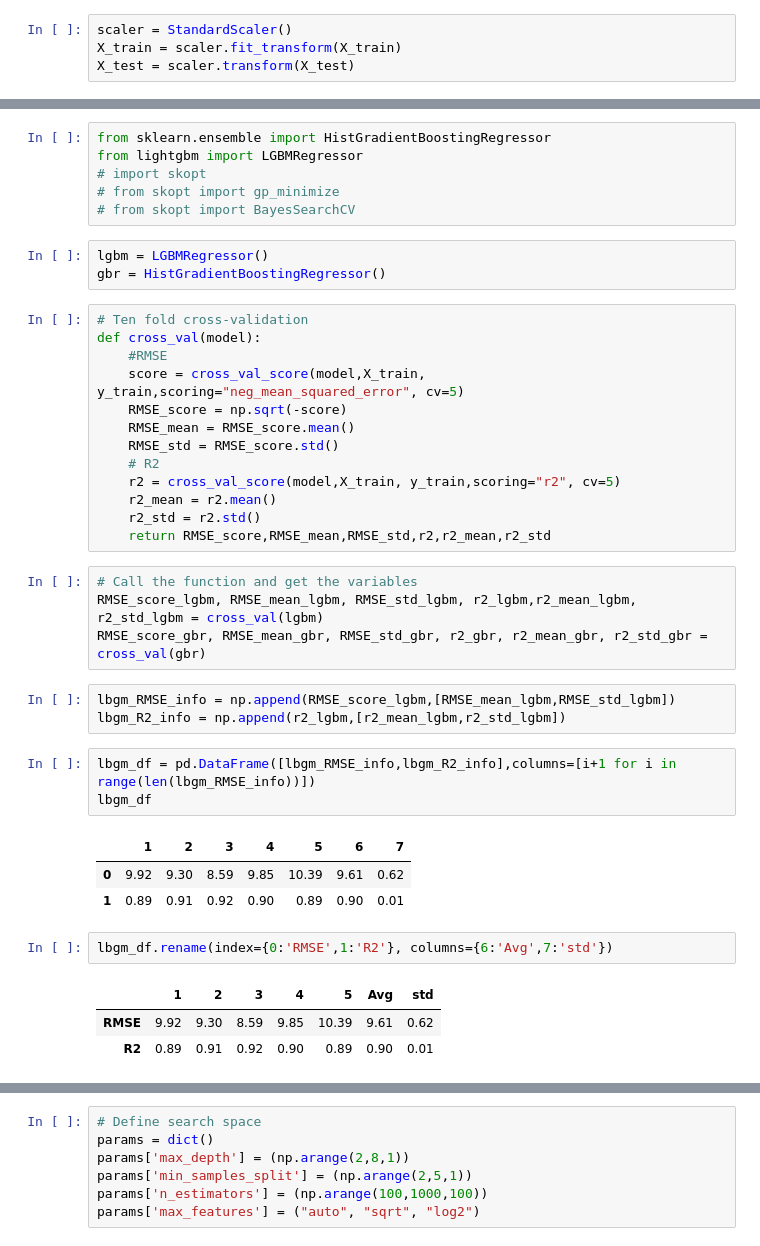
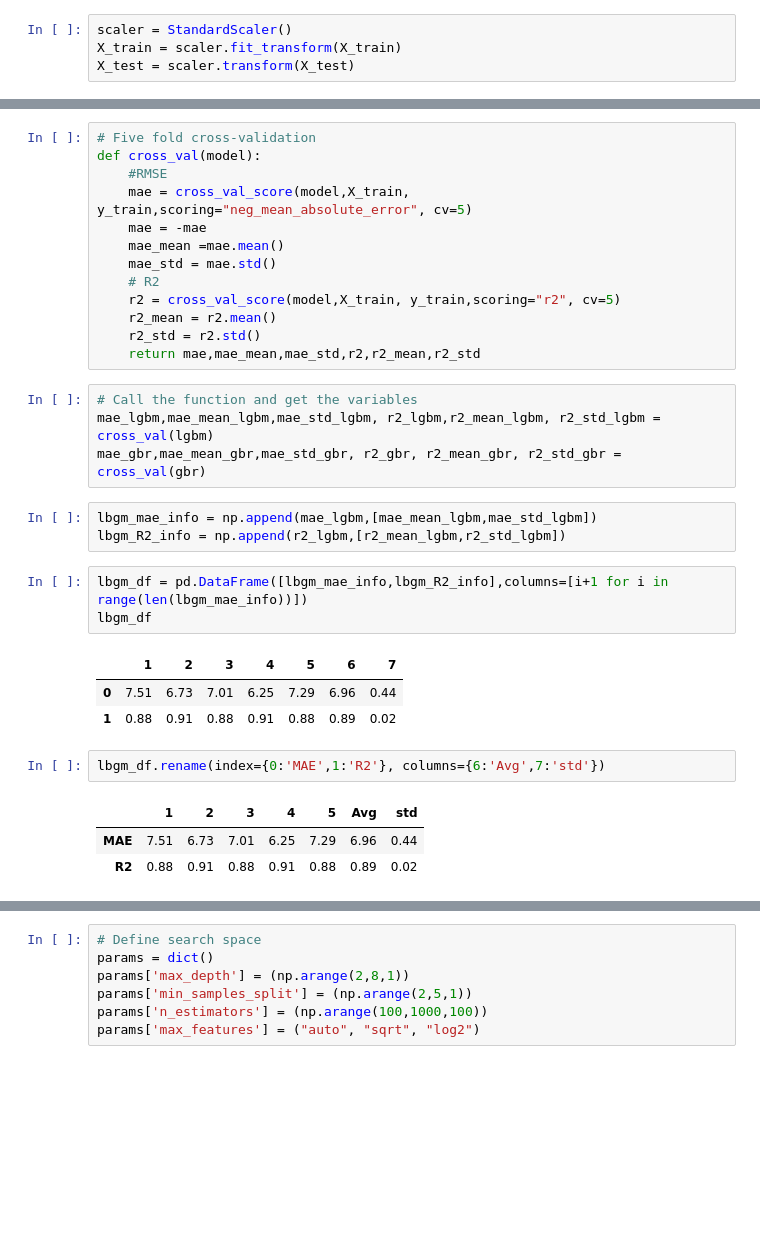
Before and after one commit to gashawmg/RDKit-descriptors-for-HOMO-LUMO-energy-gap-prediction, a Jupyter notebook: HOMO-LUMO Energy Gap Prediction using Molecular descriptors.ipynb, the cells around one changed output, grey strips where cells are left out. Drawn from its saved outputs; the diff is of its cells as text; blank space fills up the shorter version.

```diff
--- a/HOMO-LUMO Energy Gap Prediction using Molecular descriptors.ipynb
+++ b/HOMO-LUMO Energy Gap Prediction using Molecular descriptors.ipynb
@@ -289,43 +328,34 @@ prediction_tests[:3]
-# %%
-from sklearn.ensemble import HistGradientBoostingRegressor
-from lightgbm import LGBMRegressor
-# import skopt
-# from skopt import gp_minimize
-# from skopt import BayesSearchCV
-# %%
-lgbm = LGBMRegressor()
-gbr = HistGradientBoostingRegressor()
 # %%
-# Ten fold cross-validation
+# Five fold cross-validation
 def cross_val(model):
     #RMSE
-    score = cross_val_score(model,X_train, y_train,scoring="neg_mean_squared_error", cv=5)
-    RMSE_score = np.sqrt(-score)
-    RMSE_mean = RMSE_score.mean()
-    RMSE_std = RMSE_score.std()
+    mae = cross_val_score(model,X_train, y_train,scoring="neg_mean_absolute_error", cv=5)
+    mae = -mae
+    mae_mean =mae.mean()
+    mae_std = mae.std()
     # R2
     r2 = cross_val_score(model,X_train, y_train,scoring="r2", cv=5)
     r2_mean = r2.mean()
     r2_std = r2.std()
-    return RMSE_score,RMSE_mean,RMSE_std,r2,r2_mean,r2_std
+    return mae,mae_mean,mae_std,r2,r2_mean,r2_std
 # %%
 # Call the function and get the variables
-RMSE_score_lgbm, RMSE_mean_lgbm, RMSE_std_lgbm, r2_lgbm,r2_mean_lgbm, r2_std_lgbm = cross_val(lgbm)
-RMSE_score_gbr, RMSE_mean_gbr, RMSE_std_gbr, r2_gbr, r2_mean_gbr, r2_std_gbr = cross_val(gbr)
+mae_lgbm,mae_mean_lgbm,mae_std_lgbm, r2_lgbm,r2_mean_lgbm, r2_std_lgbm = cross_val(lgbm)
+mae_gbr,mae_mean_gbr,mae_std_gbr, r2_gbr, r2_mean_gbr, r2_std_gbr = cross_val(gbr)
 # %%
-lbgm_RMSE_info = np.append(RMSE_score_lgbm,[RMSE_mean_lgbm,RMSE_std_lgbm])
+lbgm_mae_info = np.append(mae_lgbm,[mae_mean_lgbm,mae_std_lgbm])
 lbgm_R2_info = np.append(r2_lgbm,[r2_mean_lgbm,r2_std_lgbm])
 # %%
-lbgm_df = pd.DataFrame([lbgm_RMSE_info,lbgm_R2_info],columns=[i+1 for i in range(len(lbgm_RMSE_info))])
+lbgm_df = pd.DataFrame([lbgm_mae_info,lbgm_R2_info],columns=[i+1 for i in range(len(lbgm_mae_info))])
 lbgm_df
 # %% [output]
 |  | 1 | 2 | 3 | 4 | 5 | 6 | 7 |
-| 0 | 9.92 | 9.30 | 8.59 | 9.85 | 10.39 | 9.61 | 0.62 |
-| 1 | 0.89 | 0.91 | 0.92 | 0.90 | 0.89 | 0.90 | 0.01 |
+| 0 | 7.51 | 6.73 | 7.01 | 6.25 | 7.29 | 6.96 | 0.44 |
+| 1 | 0.88 | 0.91 | 0.88 | 0.91 | 0.88 | 0.89 | 0.02 |
 # %%
-lbgm_df.rename(index={0:'RMSE',1:'R2'}, columns={6:'Avg',7:'std'})
+lbgm_df.rename(index={0:'MAE',1:'R2'}, columns={6:'Avg',7:'std'})
 # %% [output]
 |  | 1 | 2 | 3 | 4 | 5 | Avg | std |
-| RMSE | 9.92 | 9.30 | 8.59 | 9.85 | 10.39 | 9.61 | 0.62 |
-| R2 | 0.89 | 0.91 | 0.92 | 0.90 | 0.89 | 0.90 | 0.01 |
+| MAE | 7.51 | 6.73 | 7.01 | 6.25 | 7.29 | 6.96 | 0.44 |
+| R2 | 0.88 | 0.91 | 0.88 | 0.91 | 0.88 | 0.89 | 0.02 |
 # %%
```
Also changed, not shown: parts of 45 cells of this notebook.
